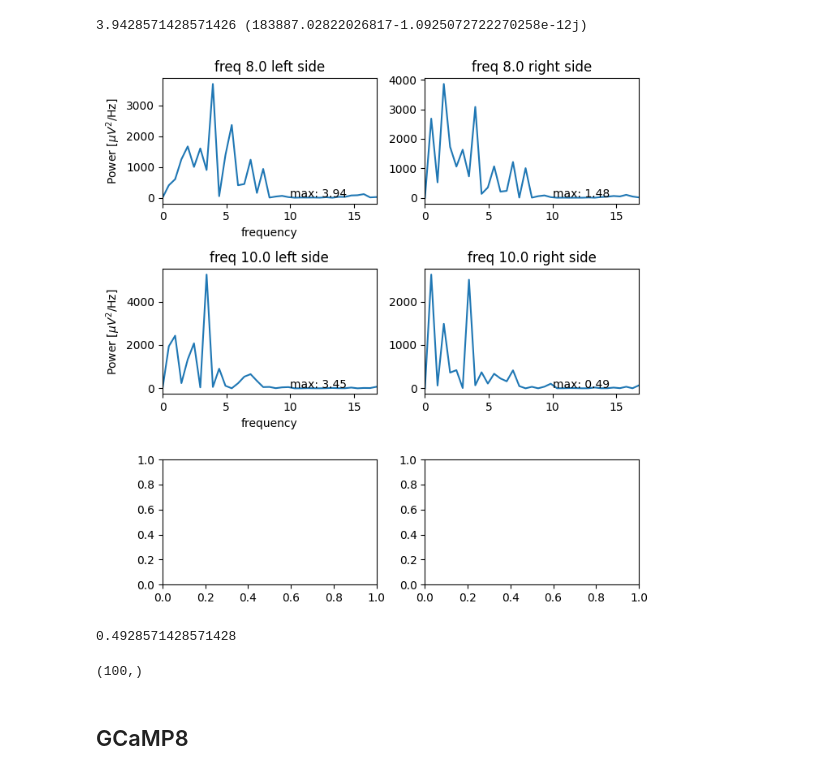
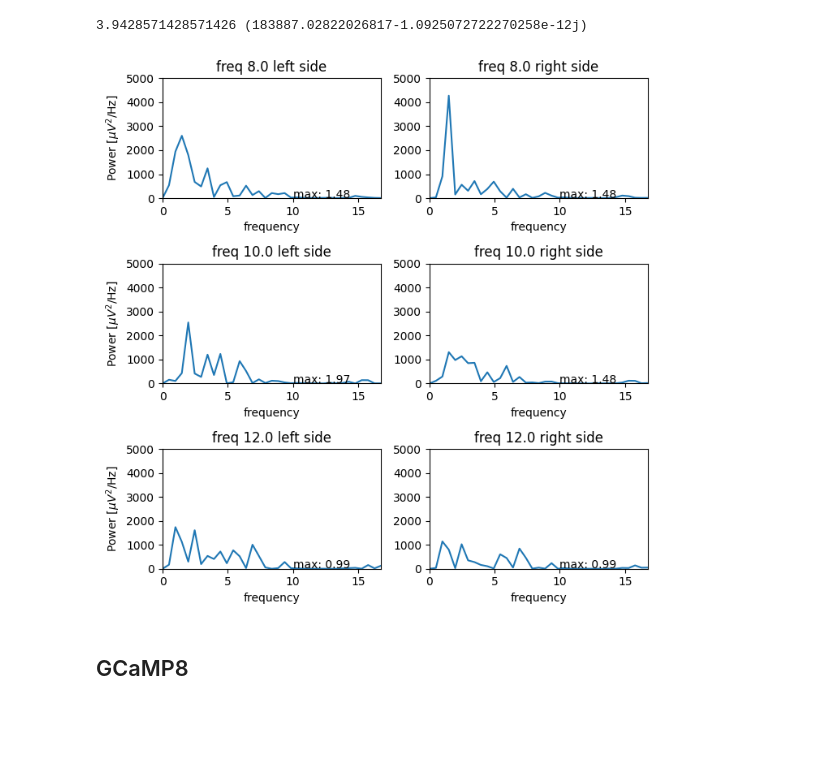
Before and after one commit to paschamatveev/wfOptoProject, a Jupyter notebook: wf + opto/led_oscillations.ipynb, the cells around one changed output. Cells and saved outputs as stored; diff of their text form; code cells hidden in the pictures; blank space fills up the shorter version.

```diff
--- a/wf + opto/led_oscillations.ipynb
+++ b/wf + opto/led_oscillations.ipynb
@@ -368,7 +368,7 @@ allVideos=[]
 freqActivityLeft=[]
 freqActivityRight=[]
 brain=[]
-for count,freq in enumerate(np.unique(flipRates)[3:6]):
+for count,freq in enumerate(np.unique(flipRates)[3:7]):
     index = [i for i,x in enumerate(flipRates) if x == freq]
     startTimesFreq = startTimes[index]
     allVideos = []
@@ -396,66 +396,58 @@ freqActivityRight=np.array(freqActivityRight)
 fig, axs = plt.subplots(3,2,figsize=(7,7))
 t = np.linspace(0,2,70) #i think we define our trial times and thus our sampling rate?
 dt = t[1]-t[0]
-N = x.shape[0]
-T = N*dt
-df = 1/T.max() # our resolution
 
-for i,freq in enumerate(np.unique(flipRates[3:6])):
+for i,freq in enumerate(np.unique(flipRates)[3:6]):
     freq =np.unique(flipRates)[i+3]
     x = freqActivityLeft[i]
+
     x = x.reshape(-1)
-
-    xmax = x.max()
-    max=Sxx[np.where(Sxx==xmax)]
+    N=x.shape[0]
+    T = N*dt
+    df = 1/T.max() # our resolution
 
     xf = fft(x - x.mean()) #fourier transform
     Sxx = 2 * dt * 2/T * (xf *  xf.conj()) #spectrum
     Sxx = Sxx[:int(len(x)/2)] # our data is real, so ignore negative freqs
     fNQ = 1/dt/2 # nyquist freq - expected highest freq
     faxis = np.arange(0,fNQ,df)
+
+    xmax = x.max()
+    max=Sxx[np.where(Sxx==xmax)]
 
     max_y = Sxx.reshape(-1).max()  # Find the maximum y value
     max_x = faxis[Sxx.argmax()]
 
     axs[i,0].plot(faxis,Sxx)
     axs[i,0].set_xlabel('frequency')
     axs[i,0].set_ylabel('Power [$\mu V^2$/Hz]')
     axs[i,0].set_title(f'freq {freq} left side')
     axs[i,0].autoscale(axis='x',tight='true')
-    # axs[i,0].set_ylim([0,6500])
+    axs[i,0].set_ylim([0,5000])
     axs[i,0].text(s=f'max: {max_x:.2f}',x=10,y=10)
 
     x = freqActivityRight[i]
     x = x.reshape(-1)
     xmax = x.max()
     xf = fft(x - x.mean())
     Sxx = 2 * dt * 2/T * (xf *  xf.conj())
     Sxx = Sxx[:int(len(x)/2)]
     fNQ = 1/dt/2
     faxis = np.arange(0,fNQ,df)
 
     max_y = Sxx.reshape(-1).max()  # Find the maximum y value
     max_x = faxis[Sxx.argmax()]
 
     axs[i,1].plot(faxis,Sxx)
-    # axs[i,1].set_xlabel('frequency')
-    # axs[i,1].set_ylabel('Power [$\mu V^2$/Hz]')
+    axs[i,1].set_xlabel('frequency')
     axs[i,1].set_title(f'freq {freq} right side')
     axs[i,1].autoscale(axis='x',tight='true')
-    # axs[i,1].set_ylim([0,6500])
+    axs[i,1].set_ylim([0,5000])
     axs[i,1].text(s=f'max: {max_x:.2f}',x=10,y=10)
 
     fig.tight_layout()
 # %% [output]
-[figure, old version]
+[figure, new version]
-# %%
-df
-# %% [output]
-0.4928571428571428
-# %%
-Sxx.shape
-# %% [output]
-(100,)
 # %% [markdown]
 ## GCaMP8
 # %%
```
Also changed, not shown: parts of 1 cell of this notebook.
